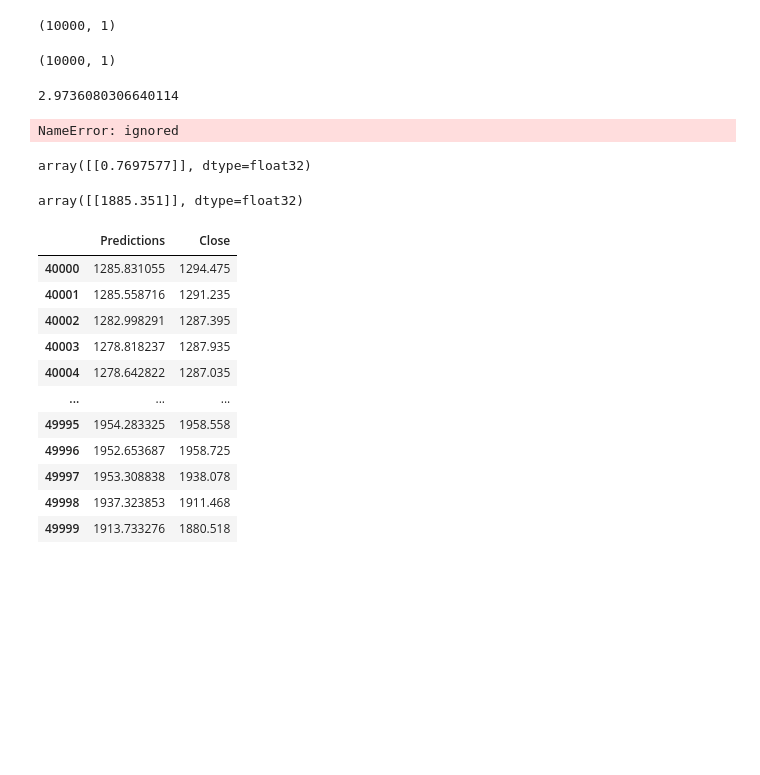
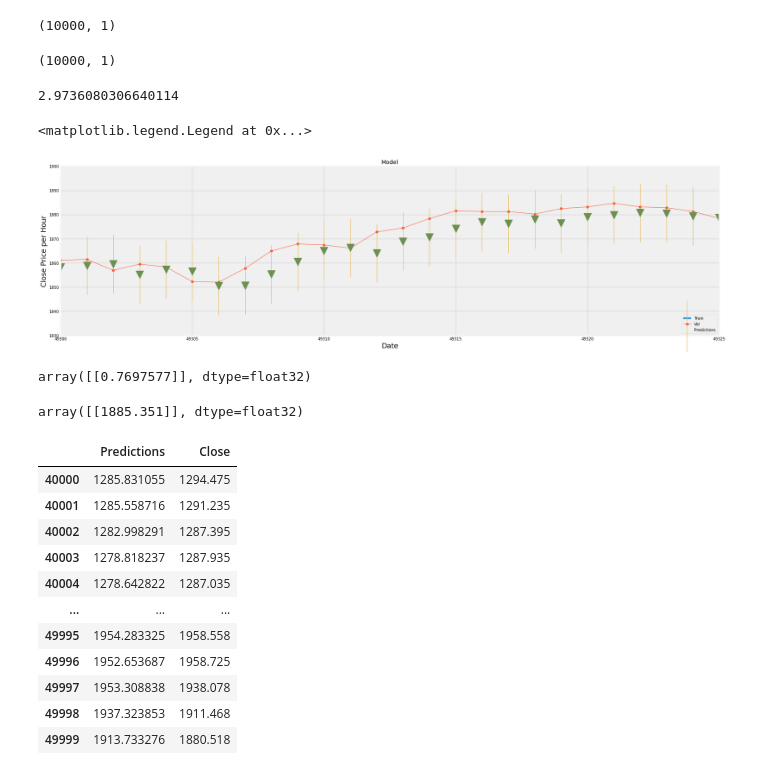
Before and after one commit to marzookcyril/Deep-Learning-trading-bot, a Jupyter notebook: bot.ipynb, the cells around one changed output. Saved outputs shown, nothing was run; the diff lists cells and outputs as text; code cells hidden in the pictures; blank space fills up the shorter version.

```diff
--- a/bot.ipynb
+++ b/bot.ipynb
@@ -140,22 +207,23 @@ rmse
 # %%
 train = raw_data[:len_training]
 dataplt = {'Predictions':predictions.flatten(), 'Close':raw_data[len_training:]["Close"]}
 valid = pd.DataFrame(data=dataplt)
 #valid = np.array(data_close[len_training:])
 #valid['Predictions'] = predictions.flatten()
 plt.figure(figsize=(27,8))
 plt.title("Model")
 plt.xlabel('Date', fontsize=18)
 plt.ylabel('Close Price per Hour', fontsize=18)
 plt.plot(train['Close'])
 plt.plot(valid[['Close']], marker='o', markersize=6, linewidth=1)
 plt.plot(valid[['Predictions']], marker='|', markersize=150, linewidth= 0)
 plt.plot(valid[['Predictions']], marker='v', markersize=20, linewidth= 0)
-#plt.xlim(49300,49325)
-#plt.ylim(1830,1900)
+plt.xlim(49300,49325)
+plt.ylim(1830,1900)
 plt.legend(['Train', 'Val', 'Predictions'], loc='lower right')
 # %% [output]
-NameError: ignored
+<matplotlib.legend.Legend at 0x...>
+[figure, added]
 # %%
 tail_raw
 X_pred = []
```
Also changed, not shown: parts of 6 cells of this notebook.
